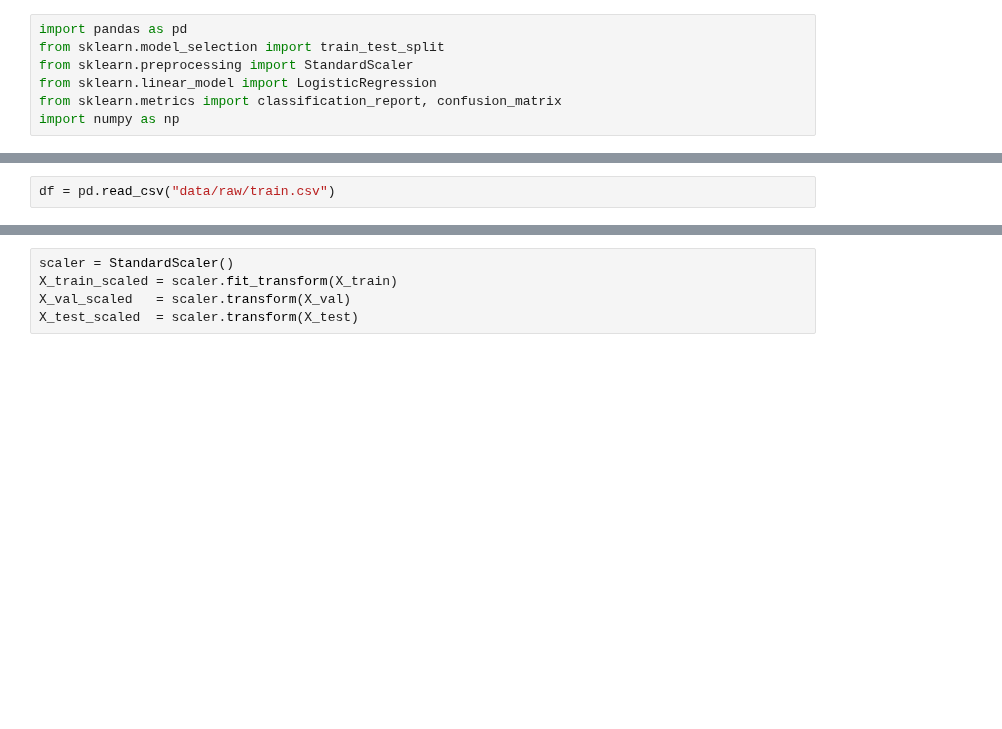
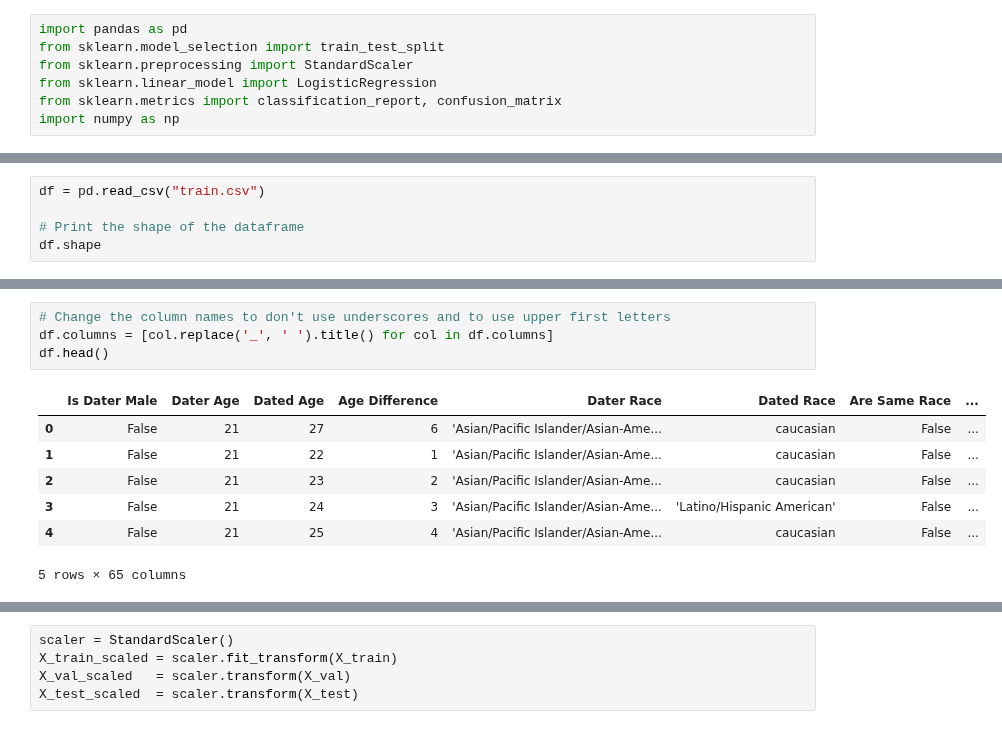
Before and after one commit to Avisonix/AML-Gruppe30, a Jupyter notebook: data/raw/data.ipynb, the cells around one changed output, grey strips where cells are left out. Cells and saved outputs as stored; diff of their text form; blank space fills up the shorter version.

Commit message:
Data cleaning and preprocessing

```diff
--- a/data/raw/data.ipynb
+++ b/data/raw/data.ipynb
@@ -12,3 +14,6 @@ import numpy as np
 # %%
-df = pd.read_csv("data/raw/train.csv")
+df = pd.read_csv("train.csv")
+
+# Print the shape of the dataframe
+df.shape
 # %% [output]
@@ -15,0 +32,12 @@ FileNotFoundError: [Errno 2] No such file or directory: 'data/raw/train.csv'
+# %%
+# Change the column names to don't use underscores and to use upper first letters
+df.columns = [col.replace('_', ' ').title() for col in df.columns]
+df.head()
+# %% [output]
+|  | Is Dater Male | Dater Age | Dated Age | Age Difference | Dater Race | Dated Race | Are Same Race | ... |
+| 0 | False | 21 | 27 | 6 | 'Asian/Pacific Islander/Asian-Ame... | caucasian | False | ... |
+| 1 | False | 21 | 22 | 1 | 'Asian/Pacific Islander/Asian-Ame... | caucasian | False | ... |
+| 2 | False | 21 | 23 | 2 | 'Asian/Pacific Islander/Asian-Ame... | caucasian | False | ... |
+| 3 | False | 21 | 24 | 3 | 'Asian/Pacific Islander/Asian-Ame... | 'Latino/Hispanic American' | False | ... |
+| 4 | False | 21 | 25 | 4 | 'Asian/Pacific Islander/Asian-Ame... | caucasian | False | ... |
+5 rows × 65 columns
```
Also changed, not shown: parts of 20 cells of this notebook.
